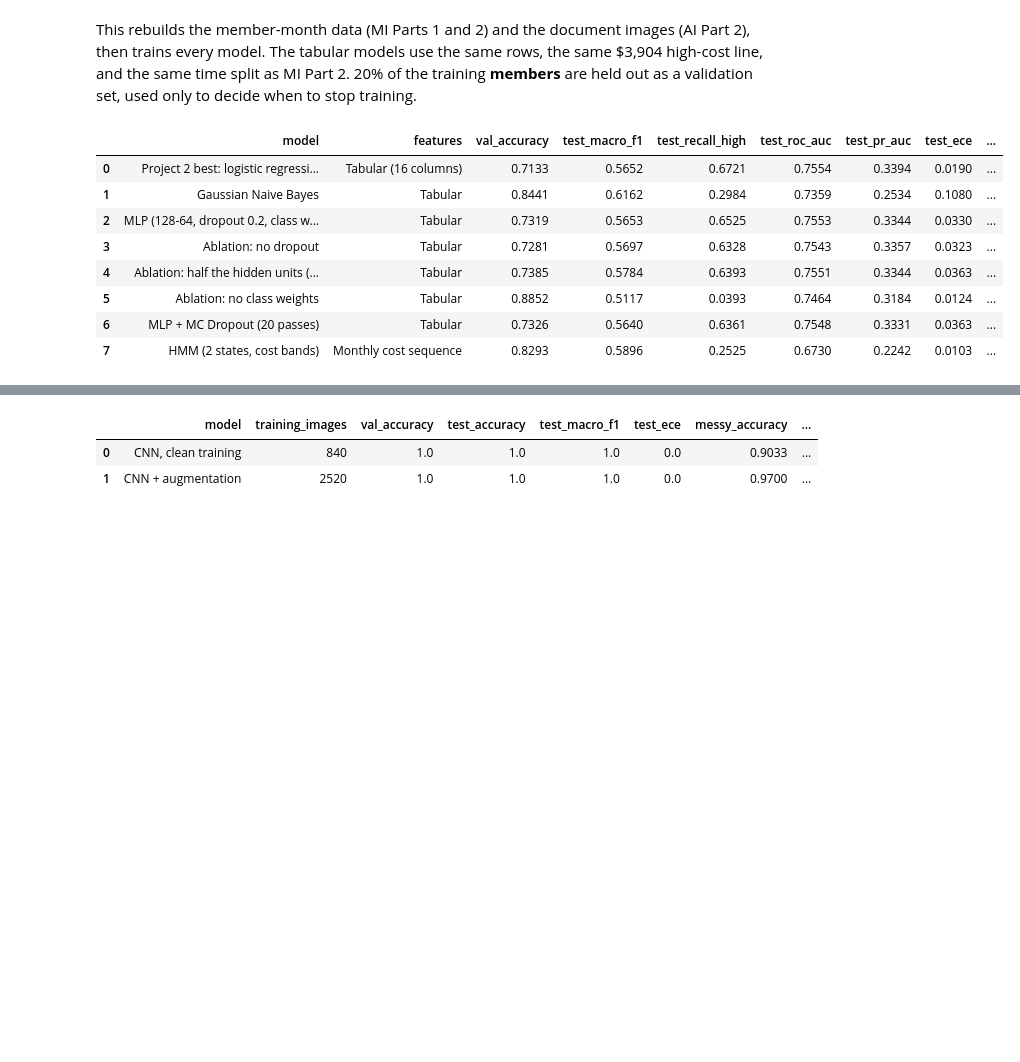
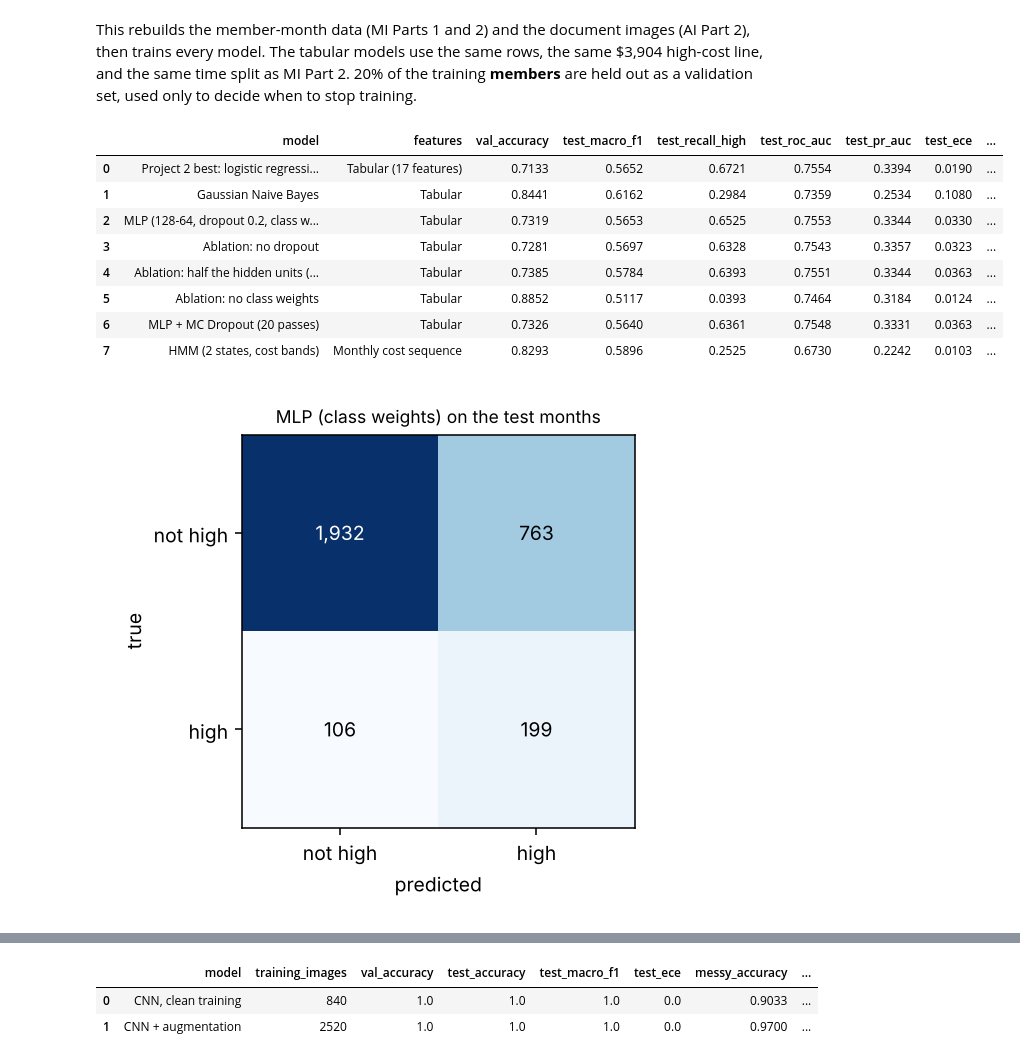
Before and after one commit to DASatizabal/Artificial-Intelligence-Class, a Jupyter notebook: MI_Part3_Neural/MI_Part3_Neural.ipynb, the cells around one changed output, grey strips where cells are left out. Cells and saved outputs as stored; diff of their text form; code cells hidden in the pictures; blank space fills up the shorter version.

```diff
--- a/MI_Part3_Neural/MI_Part3_Neural.ipynb
+++ b/MI_Part3_Neural/MI_Part3_Neural.ipynb
@@ -76,9 +76,10 @@ This rebuilds the member-month data (MI Parts 1 and 2) and the document images (
 # %%
 tab = pd.read_csv("outputs/comparison_tabular.csv")
 display(tab[["model", "features", "val_accuracy", "test_macro_f1", "test_recall_high", "test_roc_auc", "test_pr_auc", "test_ece", "params", "train_seconds", "notes"]])
+Image("outputs/mlp_confusion_test.png")
 # %% [output]
 |  | model | features | val_accuracy | test_macro_f1 | test_recall_high | test_roc_auc | test_pr_auc | test_ece | ... |
-| 0 | Project 2 best: logistic regressi... | Tabular (16 columns) | 0.7133 | 0.5652 | 0.6721 | 0.7554 | 0.3394 | 0.0190 | ... |
+| 0 | Project 2 best: logistic regressi... | Tabular (17 features) | 0.7133 | 0.5652 | 0.6721 | 0.7554 | 0.3394 | 0.0190 | ... |
 | 1 | Gaussian Naive Bayes | Tabular | 0.8441 | 0.6162 | 0.2984 | 0.7359 | 0.2534 | 0.1080 | ... |
 | 2 | MLP (128-64, dropout 0.2, class w... | Tabular | 0.7319 | 0.5653 | 0.6525 | 0.7553 | 0.3344 | 0.0330 | ... |
 | 3 | Ablation: no dropout | Tabular | 0.7281 | 0.5697 | 0.6328 | 0.7543 | 0.3357 | 0.0323 | ... |
@@ -86,6 +87,7 @@ display(tab[["model", "features", "val_accuracy", "test_macro_f1", "test_recall_
 | 5 | Ablation: no class weights | Tabular | 0.8852 | 0.5117 | 0.0393 | 0.7464 | 0.3184 | 0.0124 | ... |
 | 6 | MLP + MC Dropout (20 passes) | Tabular | 0.7326 | 0.5640 | 0.6361 | 0.7548 | 0.3331 | 0.0363 | ... |
 | 7 | HMM (2 states, cost bands) | Monthly cost sequence | 0.8293 | 0.5896 | 0.2525 | 0.6730 | 0.2242 | 0.0103 | ... |
+[figure, added]
 # %% [markdown]
 ## Comparison table vs. MI Part 2 (test months, 3,000 rows)
 
```
Also changed, not shown: parts of 7 cells of this notebook, 23 other files.
